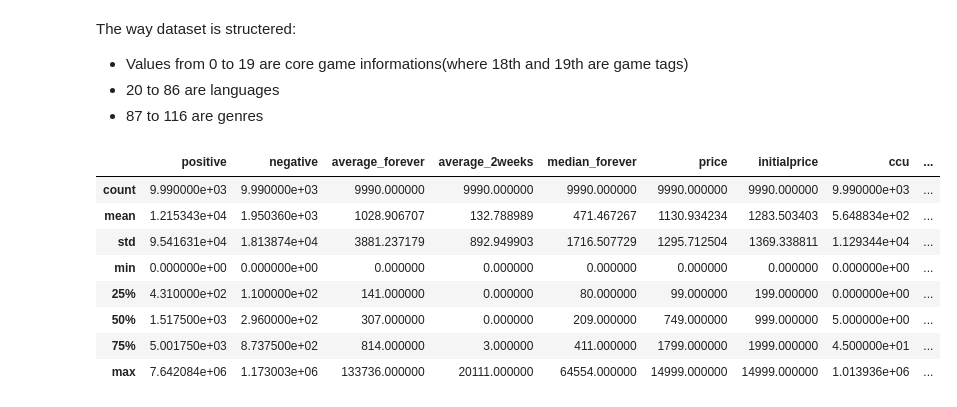
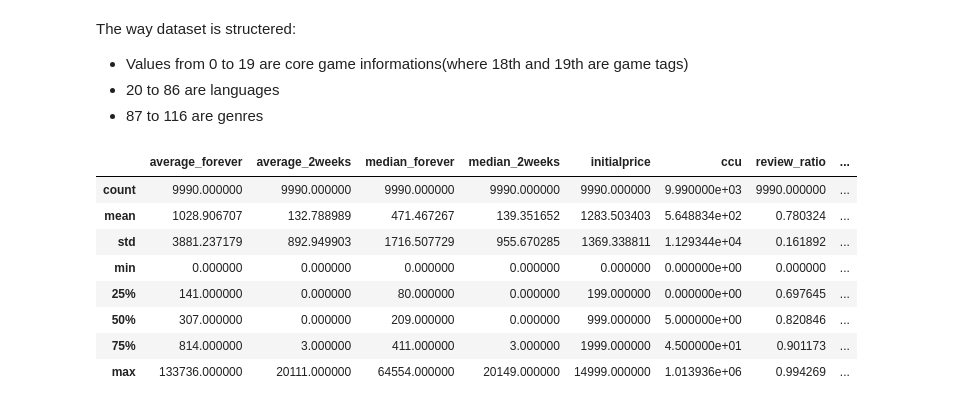
Before and after one commit to maksymkapravyi/steam-data-gathering-and-analysis, a Jupyter notebook: notebooks/steam_data_analysis.ipynb, the cells around one changed output. Drawn from its saved outputs; the diff is of its cells as text; code cells hidden in the pictures.

```diff
--- a/notebooks/steam_data_analysis.ipynb
+++ b/notebooks/steam_data_analysis.ipynb
@@ -39,15 +40,15 @@ The way dataset is structered:
 * 20 to 86 are languages
 * 87 to 116 are genres
 # %%
-df.iloc[:, 1:18].describe()
+df.iloc[:, 6:18].describe()
 # %% [output]
-|  | positive | negative | average_forever | average_2weeks | median_forever | price | initialprice | ccu | ... |
-| count | 9.990000e+03 | 9.990000e+03 | 9990.000000 | 9990.000000 | 9990.000000 | 9990.000000 | 9990.000000 | 9.990000e+03 | ... |
-| mean | 1.215343e+04 | 1.950360e+03 | 1028.906707 | 132.788989 | 471.467267 | 1130.934234 | 1283.503403 | 5.648834e+02 | ... |
-| std | 9.541631e+04 | 1.813874e+04 | 3881.237179 | 892.949903 | 1716.507729 | 1295.712504 | 1369.338811 | 1.129344e+04 | ... |
-| min | 0.000000e+00 | 0.000000e+00 | 0.000000 | 0.000000 | 0.000000 | 0.000000 | 0.000000 | 0.000000e+00 | ... |
-| 25% | 4.310000e+02 | 1.100000e+02 | 141.000000 | 0.000000 | 80.000000 | 99.000000 | 199.000000 | 0.000000e+00 | ... |
-| 50% | 1.517500e+03 | 2.960000e+02 | 307.000000 | 0.000000 | 209.000000 | 749.000000 | 999.000000 | 5.000000e+00 | ... |
-| 75% | 5.001750e+03 | 8.737500e+02 | 814.000000 | 3.000000 | 411.000000 | 1799.000000 | 1999.000000 | 4.500000e+01 | ... |
-| max | 7.642084e+06 | 1.173003e+06 | 133736.000000 | 20111.000000 | 64554.000000 | 14999.000000 | 14999.000000 | 1.013936e+06 | ... |
+|  | average_forever | average_2weeks | median_forever | median_2weeks | initialprice | ccu | review_ratio | ... |
+| count | 9990.000000 | 9990.000000 | 9990.000000 | 9990.000000 | 9990.000000 | 9.990000e+03 | 9990.000000 | ... |
+| mean | 1028.906707 | 132.788989 | 471.467267 | 139.351652 | 1283.503403 | 5.648834e+02 | 0.780324 | ... |
+| std | 3881.237179 | 892.949903 | 1716.507729 | 955.670285 | 1369.338811 | 1.129344e+04 | 0.161892 | ... |
+| min | 0.000000 | 0.000000 | 0.000000 | 0.000000 | 0.000000 | 0.000000e+00 | 0.000000 | ... |
+| 25% | 141.000000 | 0.000000 | 80.000000 | 0.000000 | 199.000000 | 0.000000e+00 | 0.697645 | ... |
+| 50% | 307.000000 | 0.000000 | 209.000000 | 0.000000 | 999.000000 | 5.000000e+00 | 0.820846 | ... |
+| 75% | 814.000000 | 3.000000 | 411.000000 | 3.000000 | 1999.000000 | 4.500000e+01 | 0.901173 | ... |
+| max | 133736.000000 | 20111.000000 | 64554.000000 | 20149.000000 | 14999.000000 | 1.013936e+06 | 0.994269 | ... |
 # %% [markdown]
```
Also changed, not shown: parts of 55 cells of this notebook, 2 other files.
